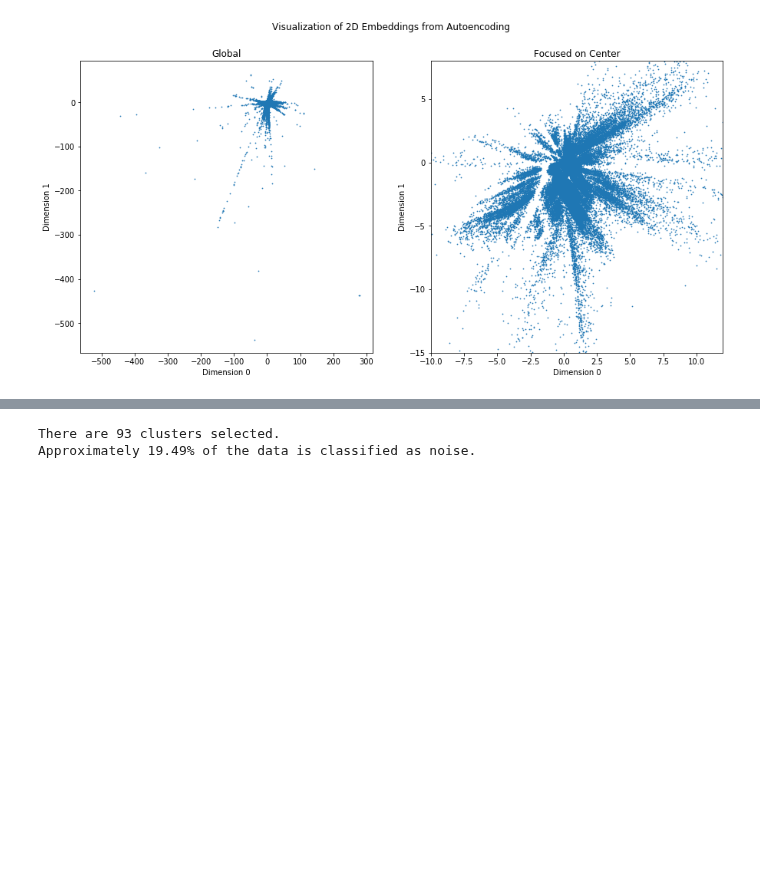
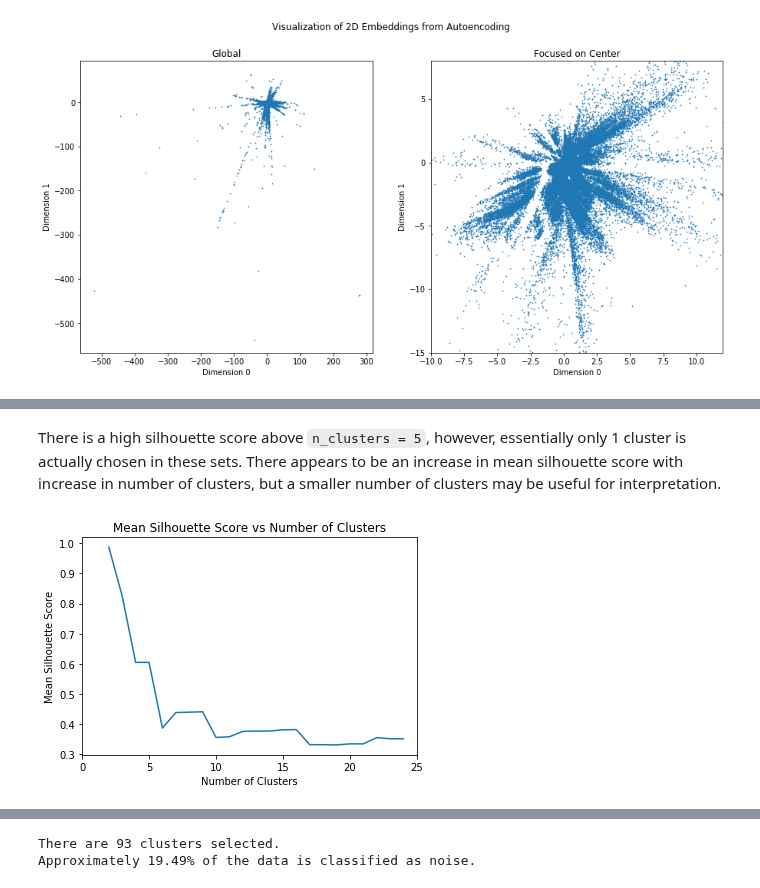
Before and after one commit to sjmiller8182/home-credit-default-risk, a Jupyter notebook: notebooks/Lab3_CRISP-DM.ipynb, the cells around one changed output, grey strips where cells are left out. Drawn from its saved outputs; the diff is of its cells as text; code cells hidden in the pictures; blank space fills up the shorter version.

```diff
--- a/notebooks/Lab3_CRISP-DM.ipynb
+++ b/notebooks/Lab3_CRISP-DM.ipynb
@@ -656,0 +664,28 @@ ax[1].set_ylim(-15,8);
+# %%
+# load a set of randomly selected indicies
+# data was downsampled to 30k due to the memory requirements
+with open('../_pickles/autoencoder_embeddings_downsampled_agglom', 'rb') as pkl_file:
+    ind = pickle.load(pkl_file)
+
+sizes = np.arange(2, 25, 1)
+sil_scores = np.empty_like(sizes, dtype = 'float')
+
+for i, n in enumerate(sizes):
+    agglom = AgglomerativeClustering(n_clusters=n)
+    sil_scores[i] = silhouette_score(
+        vals[ind , :],
+        agglom.fit_predict(vals[ind , :])
+    )
+del agglom
+# %% [markdown]
+There is a high silhouette score above `n_clusters = 5`, however, essentially only 1 cluster is actually chosen in these sets.
+There appears to be an increase in mean silhouette score with increase in number of clusters,
+but a smaller number of clusters may be useful for interpretation.
+# %%
+plt.plot(sizes, sil_scores);
+plt.xlim((0,25));
+plt.ylabel('Mean Silhouette Score');
+plt.xlabel('Number of Clusters');
+plt.title('Mean Silhouette Score vs Number of Clusters');
+# %% [output]
+[figure, added]
```
Also changed, not shown: parts of 24 cells of this notebook.
